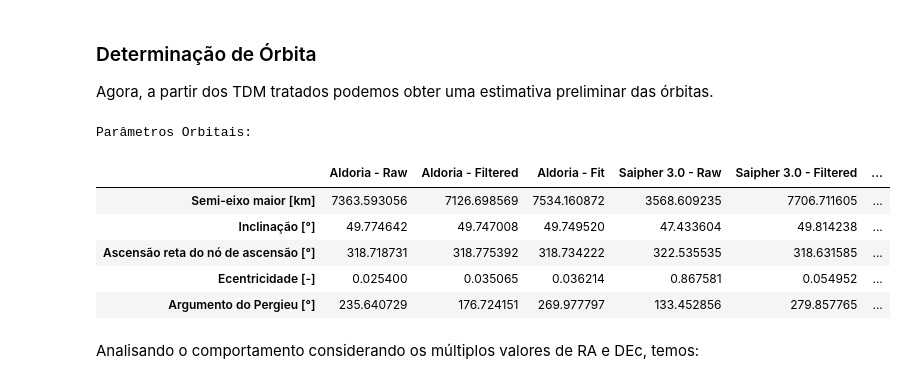
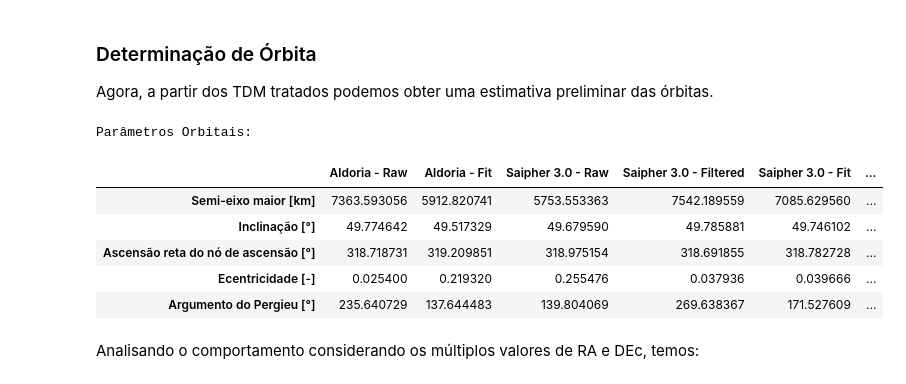
Before and after one commit to Rafa1914/spacepykit, a Jupyter notebook: data-exploration-notebook.ipynb, the cells around one changed output. Cells and saved outputs as stored; diff of their text form; code cells hidden in the pictures.

```diff
--- a/data-exploration-notebook.ipynb
+++ b/data-exploration-notebook.ipynb
@@ -50,11 +50,11 @@ def filter_raw_data(df_raw: pd.DataFrame, df_fit=None):
     std_dec = df_fit.describe().loc["std", "Desvio DEC (%)"]
     mean_dec = df_fit.describe().loc["mean", "Desvio DEC (%)"]
     third_quarter_dec = df_fit.describe().loc["75%", "Desvio DEC (%)"]
-    filter = (abs(df_fit["Desvio RA (%)"] - mean_ra) < 1.0 * std_ra) & (
-        abs(df_fit["Desvio DEC (%)"] - mean_dec) < 1.0 * std_dec
-    )
+    # filter = (abs(df_fit["Desvio RA (%)"] - mean_ra) < 1.0 * std_ra) & (
+    #     abs(df_fit["Desvio DEC (%)"] - mean_dec) < 1.0 * std_dec
+    # )
     # filter = (df_fit['Desvio RA (%)'] < third_quarter_ra) & (df_fit['Desvio DEC (%)'] < third_quarter_dec)
-    # filter = (df_fit['Desvio RA (deg)'] < 0.25) & (df_fit['Desvio DEC (deg)'] < 0.25)
+    filter = (df_fit['Desvio RA (deg)'] < 0.25) & (df_fit['Desvio DEC (deg)'] < 0.25)
     time_filtered = df_fit[filter]["Tempo[s]"]
     return df_raw.loc[df_raw["Tempo[s]"].isin(time_filtered)]
 # %%
@@ -325,18 +315,16 @@ tdm_saipher_25_raw = read_tdm(filename="Dados\\TDM\\Threshold\\TDM-Saipher-25.tx
 # Filtragem dos dados:
 tdm_saipher_30_filtered = filter_raw_data(df_raw=tdm_saipher_30_raw)
 tdm_saipher_25_filtered = filter_raw_data(df_raw=tdm_saipher_25_raw)
-tdm_aldoria_filtered = filter_raw_data(df_raw=tdm_aldoria_raw)
 
 # Ajuste polinomial:
 _,_,tdm_saipher_30_fit = fit_radec_tdm_data(raw_data=tdm_saipher_30_filtered,poly_degree=3)
 _,_,tdm_saipher_25_fit = fit_radec_tdm_data(raw_data=tdm_saipher_25_filtered,poly_degree=3)
-_,_,tdm_aldoria_fit = fit_radec_tdm_data(raw_data=tdm_aldoria_filtered,poly_degree=3)
+_,_,tdm_aldoria_fit = fit_radec_tdm_data(raw_data=tdm_aldoria_raw,poly_degree=3)
 
 # Determinação Inicial de Órbita:
 _,_,_,tle_aldoria_raw = get_iod(tdm_aldoria_raw,observatory)
 _,_,_,tle_saipher_30_raw = get_iod(tdm_saipher_30_raw,observatory)
 _,_,_,tle_saipher_25_raw = get_iod(tdm_saipher_25_raw,observatory)
-_,_,_,tle_aldoria_filtered = get_iod(tdm_aldoria_filtered,observatory)
 _,_,_,tle_saipher_30_filtered = get_iod(tdm_saipher_30_filtered,observatory)
 _,_,_,tle_saipher_25_filtered = get_iod(tdm_saipher_25_filtered,observatory)
 _,_,_,tle_saipher_30_fit = get_iod(tdm_saipher_30_fit,observatory)
@@ -357,7 +345,6 @@ m_tle = 129.7086
 # Resultados:
 results = {
     "Aldoria - Raw": tle_aldoria_raw.to_list(),
-    "Aldoria - Filtered": tle_aldoria_filtered.to_list(),
     "Aldoria - Fit": tle_aldoria_fit.to_list(),
     "Saipher 3.0 - Raw": tle_saipher_30_raw.to_list(),
     "Saipher 3.0 - Filtered": tle_saipher_30_filtered.to_list(),
@@ -375,39 +362,39 @@ orbital_parameters_df = pd.DataFrame(
         "Ascensão reta do nó de ascensão [°]",
         "Ecentricidade [-]",
         "Argumento do Pergieu [°]",
     ],
     data=results,
 )
 
 # print("Vetores de Estado:")
 # print(
 #     f"v2_aldoria = {round(v2_aldoria.x,4)}I + ({round(v2_aldoria.y,4)})J + ({round(v2_aldoria.z,4)})K"
 # )
 # print(
 #     f"v2_saipher = {round(v2_saipher_30.x,4)}I + ({round(v2_saipher_30.y,4)})J + ({round(v2_saipher_30.z,4)})K     (ex = {round(abs(100*(v2_saipher_30.x-v2_aldoria.x)/v2_aldoria.x),4)}% ey = {round(abs(100*(v2_saipher_30.y-v2_aldoria.y)/v2_aldoria.y),4)}% ez = {round(abs(100*(v2_saipher_30.z-v2_aldoria.z)/v2_aldoria.z),4)}%)"
 # )
 # print(
 #     f"v2_saipher = {round(v2_saipher_25.x,4)}I + ({round(v2_saipher_25.y,4)})J + ({round(v2_saipher_25.z,4)})K     (ex = {round(abs(100*(v2_saipher_25.x-v2_aldoria.x)/v2_aldoria.x),4)}% ey = {round(abs(100*(v2_saipher_25.y-v2_aldoria.y)/v2_aldoria.y),4)}% ez = {round(abs(100*(v2_saipher_25.z-v2_aldoria.z)/v2_aldoria.z),4)}%)"
 # )
 # print(
 #     f"r2_aldoria = {round(r2_aldoria.x,4)}I + ({round(r2_aldoria.y,4)})J + ({round(r2_aldoria.z,4)})K"
 # )
 # print(
 #     f"r2_saipher = {round(r2_saipher_30.x,4)}I + ({round(r2_saipher_30.y,4)})J + ({round(r2_saipher_30.z,4)})K     (ex = {round(abs(100*(r2_saipher_30.x-r2_aldoria.x)/r2_aldoria.x),4)}% ey = {round(abs(100*(r2_saipher_30.y-r2_aldoria.y)/r2_aldoria.y),4)}% ez = {round(abs(100*(r2_saipher_30.z-r2_aldoria.z)/r2_aldoria.z),4)}%)"
 # )
 # print(
 #     f"r2_saipher = {round(r2_saipher_25.x,4)}I + ({round(r2_saipher_25.y,4)})J + ({round(r2_saipher_25.z,4)})K     (ex = {round(abs(100*(r2_saipher_25.x-r2_aldoria.x)/r2_aldoria.x),4)}% ey = {round(abs(100*(r2_saipher_25.y-r2_aldoria.y)/r2_aldoria.y),4)}% ez = {round(abs(100*(r2_saipher_25.z-r2_aldoria.z)/r2_aldoria.z),4)}%)"
 # )
 print("\nParâmetros Orbitais:")
 orbital_parameters_df
 # %% [output]
 Parâmetros Orbitais:
-|  | Aldoria - Raw | Aldoria - Filtered | Aldoria - Fit | Saipher 3.0 - Raw | Saipher 3.0 - Filtered | ... |
-| Semi-eixo maior [km] | 7363.593056 | 7126.698569 | 7534.160872 | 3568.609235 | 7706.711605 | ... |
-| Inclinação [°] | 49.774642 | 49.747008 | 49.749520 | 47.433604 | 49.814238 | ... |
-| Ascensão reta do nó de ascensão [°] | 318.718731 | 318.775392 | 318.734222 | 322.535535 | 318.631585 | ... |
-| Ecentricidade [-] | 0.025400 | 0.035065 | 0.036214 | 0.867581 | 0.054952 | ... |
-| Argumento do Pergieu [°] | 235.640729 | 176.724151 | 269.977797 | 133.452856 | 279.857765 | ... |
+|  | Aldoria - Raw | Aldoria - Fit | Saipher 3.0 - Raw | Saipher 3.0 - Filtered | Saipher 3.0 - Fit | ... |
+| Semi-eixo maior [km] | 7363.593056 | 5912.820741 | 5753.553363 | 7542.189559 | 7085.629560 | ... |
+| Inclinação [°] | 49.774642 | 49.517329 | 49.679590 | 49.785881 | 49.746102 | ... |
+| Ascensão reta do nó de ascensão [°] | 318.718731 | 319.209851 | 318.975154 | 318.691855 | 318.782728 | ... |
+| Ecentricidade [-] | 0.025400 | 0.219320 | 0.255476 | 0.037936 | 0.039666 | ... |
+| Argumento do Pergieu [°] | 235.640729 | 137.644483 | 139.804069 | 269.638367 | 171.527609 | ... |
 # %% [markdown]
 Analisando o comportamento considerando os múltiplos valores de RA e DEc, temos:
 # %%
```
Also changed, not shown: parts of 25 cells of this notebook.
